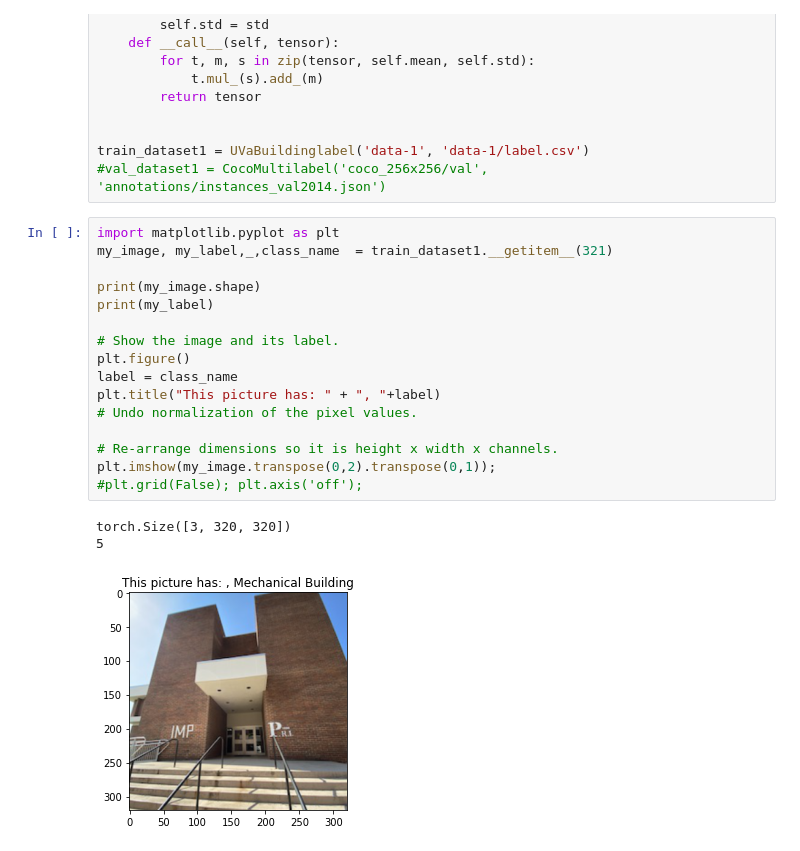
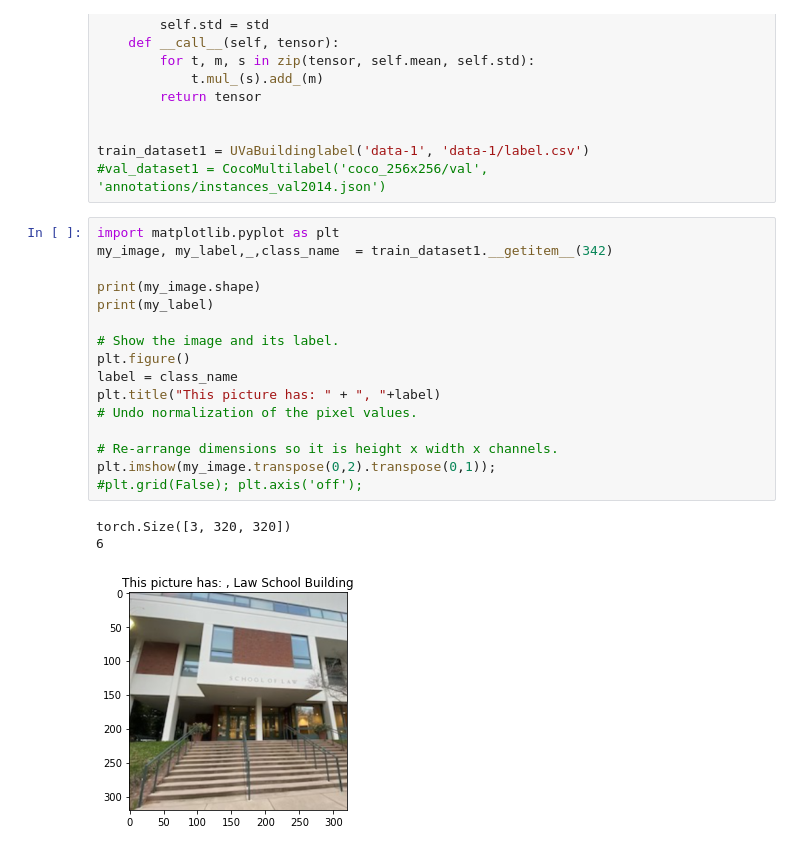
Before and after one commit to soneyahossain/deep_learning_project, a Jupyter notebook: deep_learning_project.ipynb, the cells around one changed output. Cells and saved outputs as stored; diff of their text form.

```diff
--- a/deep_learning_project.ipynb
+++ b/deep_learning_project.ipynb
@@ -72,21 +72,21 @@ train_dataset1 = UVaBuildinglabel('data-1', 'data-1/label.csv')
 #val_dataset1 = CocoMultilabel('coco_256x256/val', 'annotations/instances_val2014.json')
 # %%
 import matplotlib.pyplot as plt
-my_image, my_label,_,class_name  = train_dataset1.__getitem__(321)
+my_image, my_label,_,class_name  = train_dataset1.__getitem__(342)
 
 print(my_image.shape)
 print(my_label)
 
 # Show the image and its label.
 plt.figure()
 label = class_name
 plt.title("This picture has: " + ", "+label)
 # Undo normalization of the pixel values.
 
 # Re-arrange dimensions so it is height x width x channels.
 plt.imshow(my_image.transpose(0,2).transpose(0,1));
 #plt.grid(False); plt.axis('off');
 # %% [output]
 torch.Size([3, 320, 320])
-5
+6
-[figure, old version]
+[figure, new version]
```
